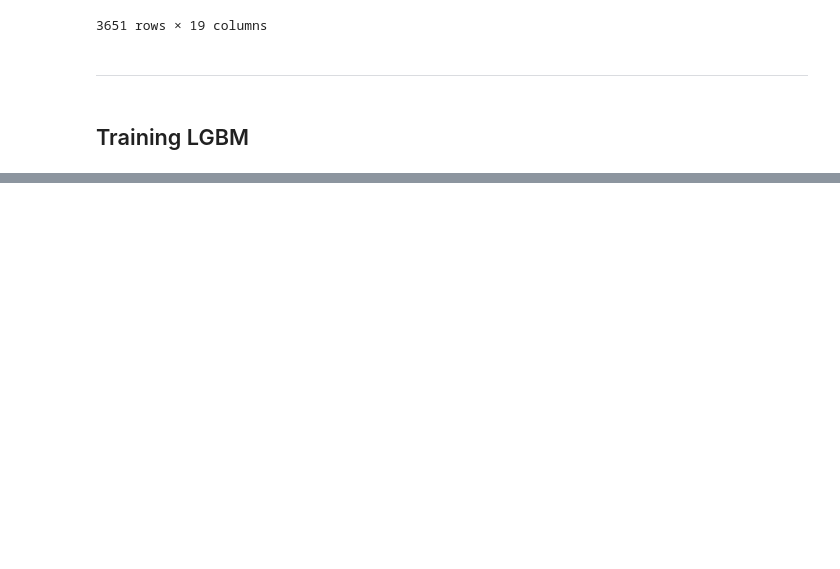
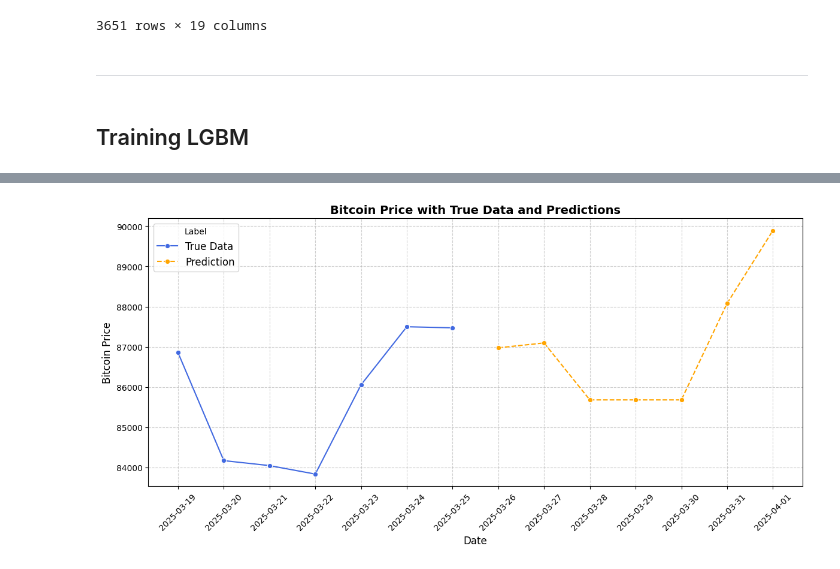
Before and after one commit to FrankAst/Forecast-BTC---DXY---2YR-BY, a Jupyter notebook: notebooks/exploration.ipynb, the cells around one changed output, grey strips where cells are left out. Drawn from its saved outputs; the diff is of its cells as text; code cells hidden in the pictures; blank space fills up the shorter version.

Commit message:
final_train

```diff
--- a/notebooks/exploration.ipynb
+++ b/notebooks/exploration.ipynb
@@ -763,0 +992,2 @@ best_params
+# %%
+train_final, future = training_strategy(merged_df, target = "bitcoin_price_7d_future", final_train = True)
@@ -763,0 +1048,2 @@ best_params
+# %%
+future_predictions = final_training(train_final_bo, val_final_bo, future, final_best_params, target = "bitcoin_price_7d_future", seed = 37)
@@ -763,0 +1070,15 @@ best_params
+# %%
+# Create a dataframe with the date index and bitcoin_price column from future_predictions
+result_df = future_predictions[['bitcoin_price']].copy()
+result_df['label'] = 'true_data'
+
+# Create a dataframe with shifted dates and target values
+predictions_df = future_predictions[['bitcoin_price_7d_future']].copy()
+predictions_df.rename(columns={'bitcoin_price_7d_future': 'bitcoin_price'}, inplace=True)
+predictions_df.index = predictions_df.index + pd.Timedelta(days=7)
+predictions_df['label'] = 'prediction'
+
+# Append the two dataframes
+final_df = pd.concat([result_df, predictions_df]).sort_index().round(2)
+
+final_df
@@ -763,0 +1102,38 @@ best_params
+# %%
+import seaborn as sns
+import matplotlib.pyplot as plt
+
+# Sort the DataFrame
+final_df = final_df.sort_index()
+
+# Subset the data
+true_df = final_df[final_df['label'] == 'true_data']
+pred_df = final_df[final_df['label'] == 'prediction']
+
+# Create figure and axis
+fig, ax = plt.subplots(figsize=(12, 6))
+
+# Plot true data using its own index
+sns.lineplot(data=true_df, x=true_df.index, y='bitcoin_price',
+             label='True Data', marker='o', linestyle='-', color='royalblue', ax=ax)
+
+# Plot prediction data using its own index
+sns.lineplot(data=pred_df, x=pred_df.index, y='bitcoin_price',
+             label='Prediction', marker='o', linestyle='--', color='orange', ax=ax)
+
+# Set all dates as ticks on the x-axis
+ax.set_xticks(final_df.index)
+ax.set_xticklabels(final_df.index.strftime('%Y-%m-%d'), rotation=45)
+
+# Customize the chart
+ax.set_title('Bitcoin Price with True Data and Predictions', fontsize=14, fontweight='bold')
+ax.set_xlabel('Date', fontsize=12)
+ax.set_ylabel('Bitcoin Price', fontsize=12)
+ax.grid(True, linestyle='--', alpha=0.6)
+ax.legend(title='Label', fontsize=12)
+plt.tight_layout()
+
+# Show plot
+plt.show()
+# %% [output]
+[figure, added]
```
Also changed, not shown: parts of 21 cells of this notebook, 5 other files.
